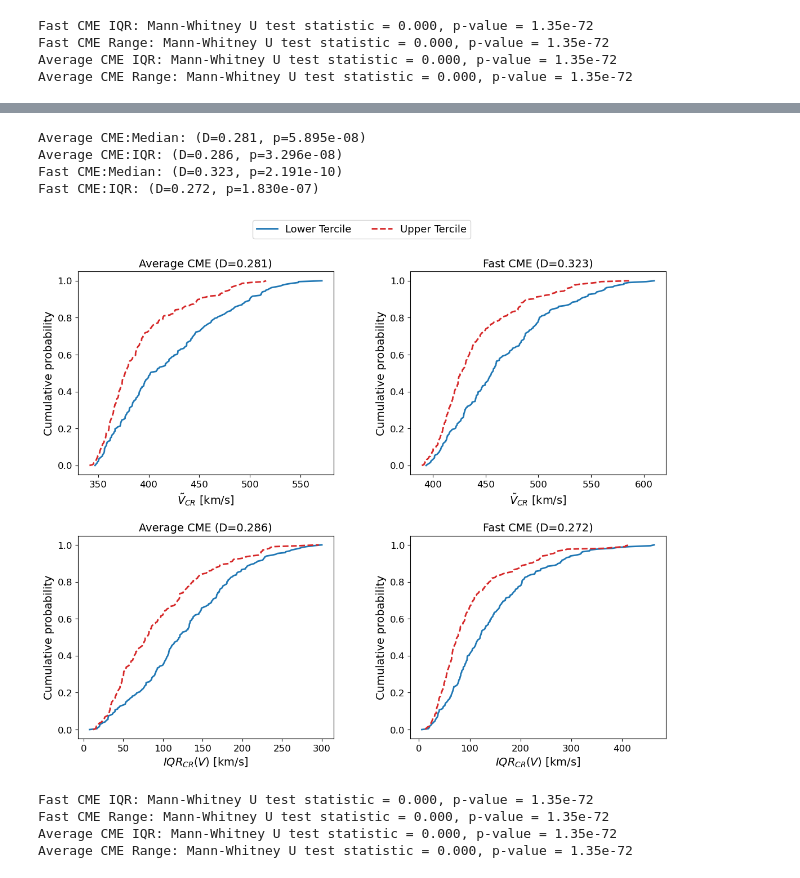
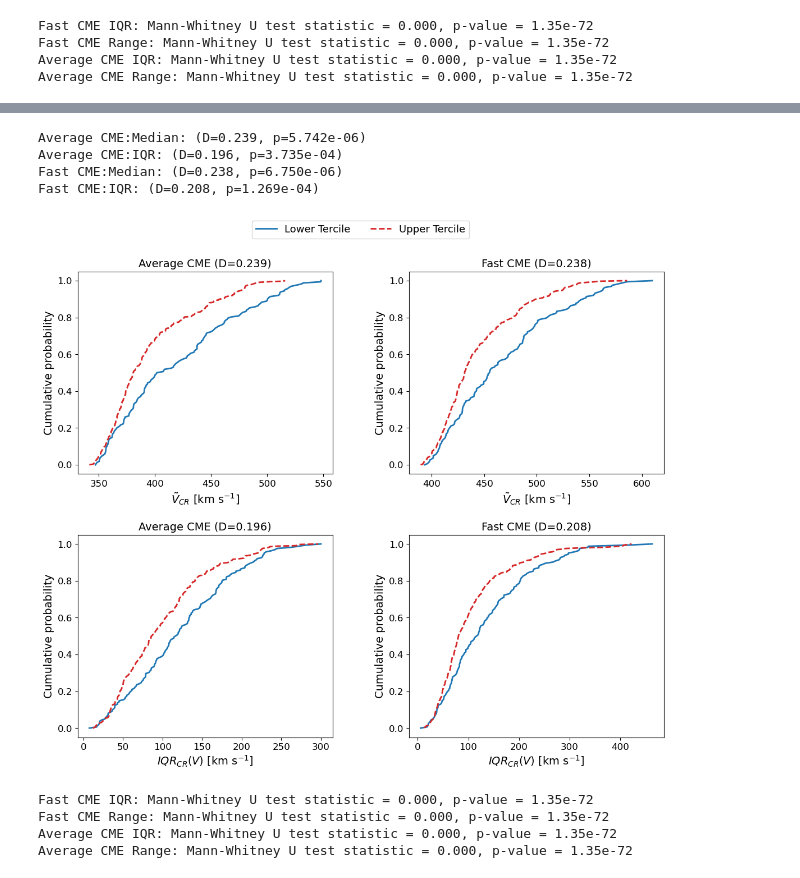
Before and after one commit to dechenlhamogyeltshen/CME_transit_variability, a Jupyter notebook: code/analysis.ipynb, the cells around one changed output, grey strips where cells are left out. Cells and saved outputs as stored; diff of their text form; code cells hidden in the pictures.

```diff
--- a/code/analysis.ipynb
+++ b/code/analysis.ipynb
@@ -49,8 +63,8 @@ def load_ssn_sai():
     # Drop unwanted columns
     ssn_df.drop(columns=[0, 1, 2, 3, 4, 5], inplace=True)
 
-    # Add the 13-month running smooth
-    window = 13 * 30  # Approximate window in days
+    # Add the 18-month running smooth
+    window = 18 * 30  # Approximate window in days
     ssn_df['smooth'] = (
         ssn_df.rolling(f"{window}D", on='datetime')['ssn']
         .mean()
@@ -62,7 +76,7 @@ def load_ssn_sai():
     mask = ssn_df['jd'] < start_jd + window / 2
     ssn_df.loc[mask, 'smooth'] = np.nan
 
-    # Add Solar Activity Index (SAI)
+    # Add Solar Activity Index (SAI) by normalising against 11 year max
     nwindow = int(11 * 12)  # Approximate solar cycle length in months
     ssn_df['rollingmax'] = (
         ssn_df['smooth']
@@ -1506,14 +1565,14 @@ def ks_test_sai_arrival_with_cdf():
     fig, axes = plt.subplots(2, 2, figsize=(12, 10), sharex=False, sharey=False)
 
     for i, (cme, label) in enumerate(zip([cme_avg, cme_fst], ["Average CME", "Fast CME"])):
-        # Calculate terciles
-        terciles = cme['sai'].quantile([0.333, 0.666]).values
+        # Calculate quartiles
+        terciles = cme['sai'].quantile([0.25, 0.5, 0.75]).values
 
-        # Identify lower and upper terciles
+        # Identify lower and upper quartiles
         id_low = cme['sai'] <= terciles[0]
         id_high = cme['sai'] > terciles[1]
 
-        # Data for lower and upper terciles
+        # Data for lower and upper quartiles
         low_avg = np.sort(cme.loc[id_low, 'avg'])
         high_avg = np.sort(cme.loc[id_high, 'avg'])
         low_iqr = np.sort(cme.loc[id_low, 'iqr'])
@@ -1532,42 +1591,39 @@ def ks_test_sai_arrival_with_cdf():
         print((f"{label}:IQR: (D={ks_stat_iqr:.3f}, p={p_value_iqr:.3e})"))
 
         # Plot CDF for Range
         axes[0, i].plot(low_avg, cdf_low_avg, label="Lower Tercile", color="tab:blue", linewidth=2)
         axes[0, i].plot(high_avg, cdf_high_avg, label="Upper Tercile", color="tab:red", linestyle="dashed", linewidth=2)
         axes[0, i].set_title(f"{label} (D={ks_stat_avg:.3f})", fontsize=14, loc="center")
-        axes[0, i].set_xlabel(r'$\tilde{V}_{CR}$ [km/s]', fontsize=14)
+        axes[0, i].set_xlabel(r'$\tilde{V}_{CR}$ [km s$^{-1}$]', fontsize=14)
         axes[0, i].set_ylabel("Cumulative probability", fontsize=14)
         axes[0, i].tick_params(axis='y', labelsize=12)
         axes[0, i].tick_params(axis='x', labelsize=12)
 
         # Plot CDF for IQR
         axes[1, i].plot(low_iqr, cdf_low_iqr, label="Lower Tercile", color="tab:blue", linewidth=2)
         axes[1, i].plot(high_iqr, cdf_high_iqr, label="Upper Tercile", color="tab:red", linestyle="dashed", linewidth=2)
         axes[1, i].set_title(f"{label} (D={ks_stat_iqr:.3f})", fontsize=14, loc="center")
-        axes[1, i].set_xlabel(r'$IQR_{CR}(V)$ [km/s]', fontsize=14)
+        axes[1, i].set_xlabel(r'$IQR_{CR}(V)$ [km s$^{-1}$]', fontsize=14)
         axes[1, i].set_ylabel("Cumulative probability", fontsize=14)
         axes[1, i].tick_params(axis='y', labelsize=12)
         axes[1, i].tick_params(axis='x', labelsize=12)
 
     # Single legend for all subplots
     handles, labels = axes[0, 0].get_legend_handles_labels()
     fig.legend(handles, labels, loc="upper center", bbox_to_anchor=(0.5, 1.05), fontsize=13, ncol=2)
 
-    # Adjust layout for better spacing
     fig.subplots_adjust(left=0.08, bottom=0.12, right=0.95, top=0.95, wspace=0.3, hspace=0.3)
 
-    # Save the figure
-    fig_name = "/Users/dven/repos/CME_transit_climatology_new/figures/speed_ks_cdf.pdf"
+    fig_name = "/Users/dven/repos/CME_transit_variability/figures/speed_ks_cdf.pdf"
     fig.savefig(fig_name, dpi=300, bbox_inches="tight")
 
     plt.show()
 
-# Run the function
 ks_test_sai_arrival_with_cdf()
 # %% [output]
-Average CME:Median: (D=0.281, p=5.895e-08)
-Average CME:IQR: (D=0.286, p=3.296e-08)
-Fast CME:Median: (D=0.323, p=2.191e-10)
-Fast CME:IQR: (D=0.272, p=1.830e-07)
+Average CME:Median: (D=0.239, p=5.742e-06)
+Average CME:IQR: (D=0.196, p=3.735e-04)
+Fast CME:Median: (D=0.238, p=6.750e-06)
+Fast CME:IQR: (D=0.208, p=1.269e-04)
-[figure, old version]
+[figure, new version]
 # %%
```
Also changed, not shown: parts of 26 cells of this notebook, 17 other files.
